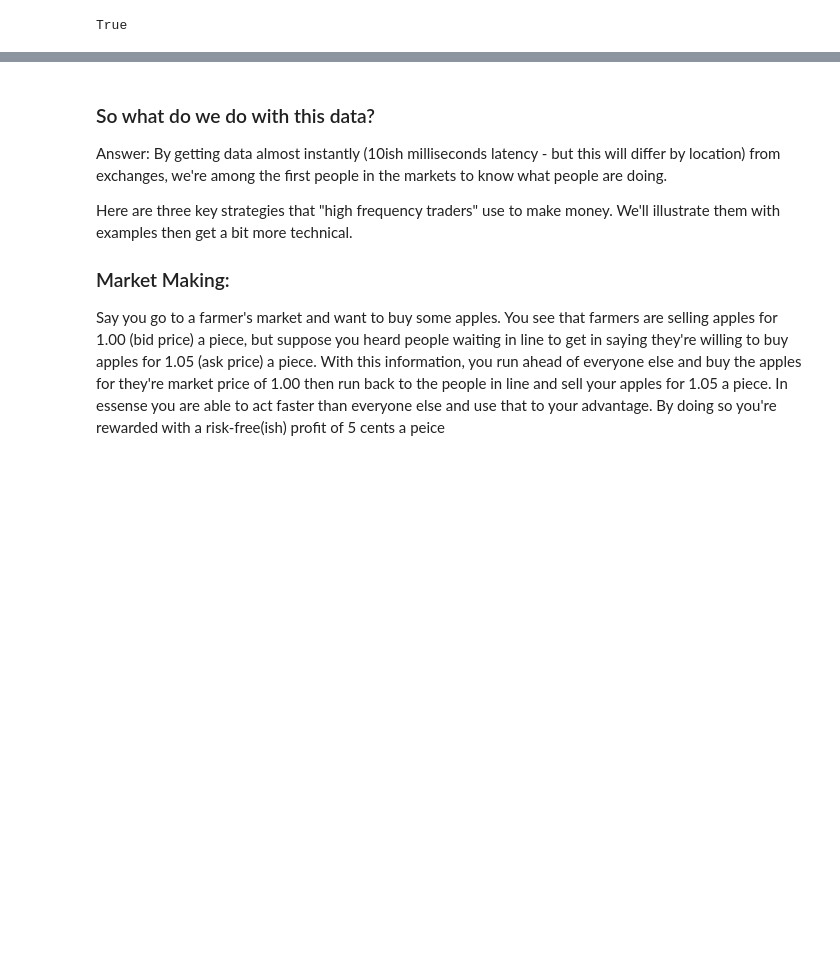
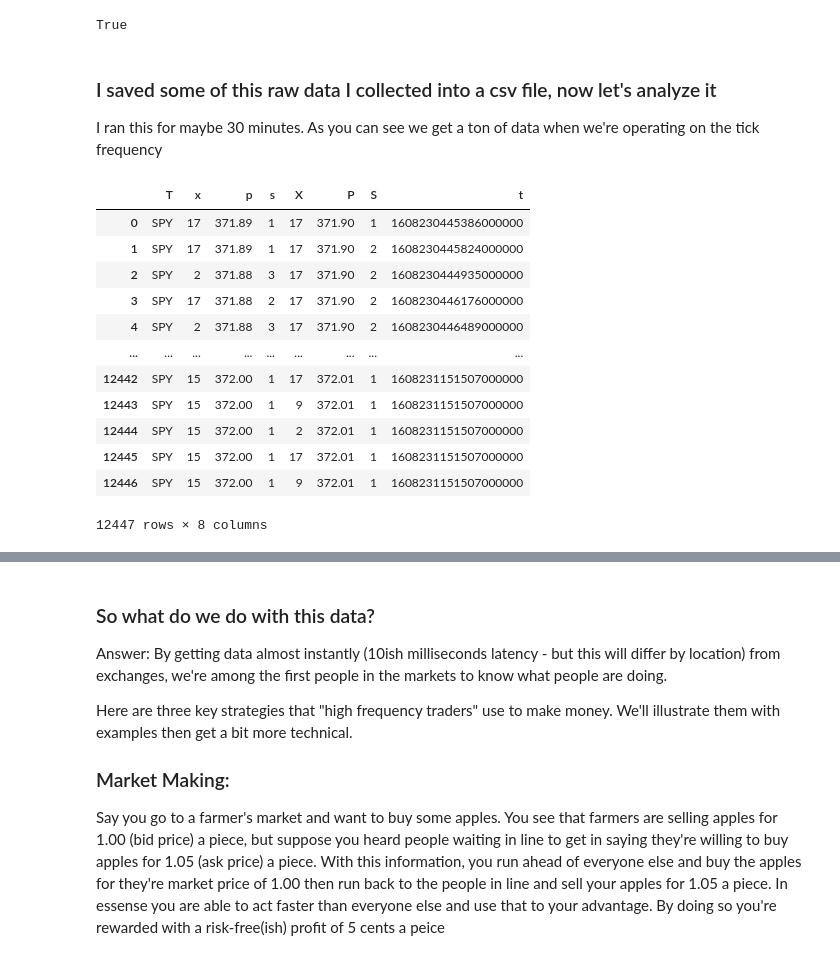
Before and after one commit to bruinquants/intro-to-algotrading-workshop, a Jupyter notebook: Week3.ipynb, the cells around one changed output, grey strips where cells are left out. Saved outputs shown, nothing was run; the diff lists cells and outputs as text; code cells hidden in the pictures; blank space fills up the shorter version.

```diff
--- a/Week3.ipynb
+++ b/Week3.ipynb
@@ -61,3 +61,6 @@ received a message
 {"stream":"authorization","data":{"action":"listen","status":"unauthorized"}}
 closed connection
 True
+# %% [markdown]
+### I saved some of this raw data I collected into a csv file, now let's analyze it
+I ran this for maybe 30 minutes.  As you can see we get a ton of data when we're operating on the tick frequency
@@ -63,0 +74,17 @@ True
+# %%
+spyData
+# columns are as follows: ticker, bid exchange, bid size (in hundreds), ask exchange, ask price, ask size, unix time
+# %% [output]
+|  | T | x | p | s | X | P | S | t |
+| 0 | SPY | 17 | 371.89 | 1 | 17 | 371.90 | 1 | 1608230445386000000 |
+| 1 | SPY | 17 | 371.89 | 1 | 17 | 371.90 | 2 | 1608230445824000000 |
+| 2 | SPY | 2 | 371.88 | 3 | 17 | 371.90 | 2 | 1608230444935000000 |
+| 3 | SPY | 17 | 371.88 | 2 | 17 | 371.90 | 2 | 1608230446176000000 |
+| 4 | SPY | 2 | 371.88 | 3 | 17 | 371.90 | 2 | 1608230446489000000 |
+| ... | ... | ... | ... | ... | ... | ... | ... | ... |
+| 12442 | SPY | 15 | 372.00 | 1 | 17 | 372.01 | 1 | 1608231151507000000 |
+| 12443 | SPY | 15 | 372.00 | 1 | 9 | 372.01 | 1 | 1608231151507000000 |
+| 12444 | SPY | 15 | 372.00 | 1 | 2 | 372.01 | 1 | 1608231151507000000 |
+| 12445 | SPY | 15 | 372.00 | 1 | 17 | 372.01 | 1 | 1608231151507000000 |
+| 12446 | SPY | 15 | 372.00 | 1 | 9 | 372.01 | 1 | 1608231151507000000 |
+12447 rows × 8 columns
```
Also changed, not shown: parts of 4 cells of this notebook, 1 other file.
